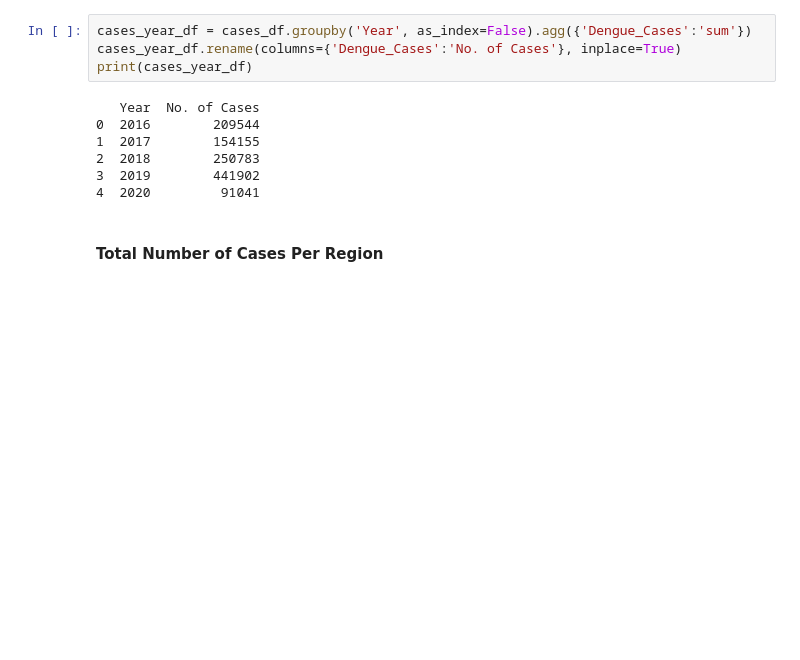
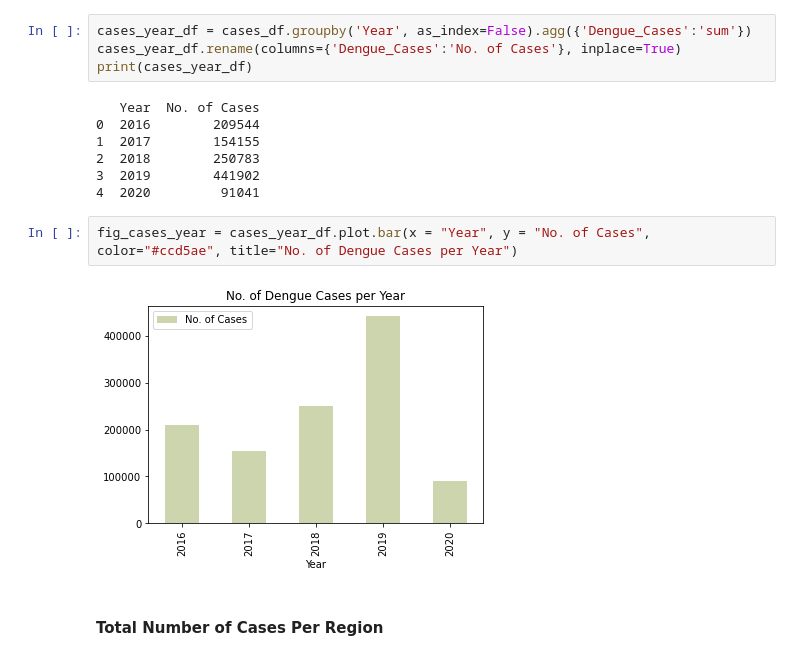
Before and after one commit to lowrainxx/DATA100-FinalProject, a Jupyter notebook: GROUP 2.ipynb, the cells around one changed output. Cells and saved outputs as stored; diff of their text form; blank space fills up the shorter version.

Commit message:
Added data vis to total cases and deaths

```diff
--- a/GROUP 2.ipynb
+++ b/GROUP 2.ipynb
@@ -176,6 +176,10 @@ print(cases_year_df)
 2  2018        250783
 3  2019        441902
 4  2020         91041
+# %%
+fig_cases_year = cases_year_df.plot.bar(x = "Year", y = "No. of Cases", color="#ccd5ae", title="No. of Dengue Cases per Year")
+# %% [output]
+[figure, added]
 # %% [markdown]
 #### Total Number of Cases Per Region
 # %%
```
Also changed, not shown: parts of 4 cells of this notebook.
